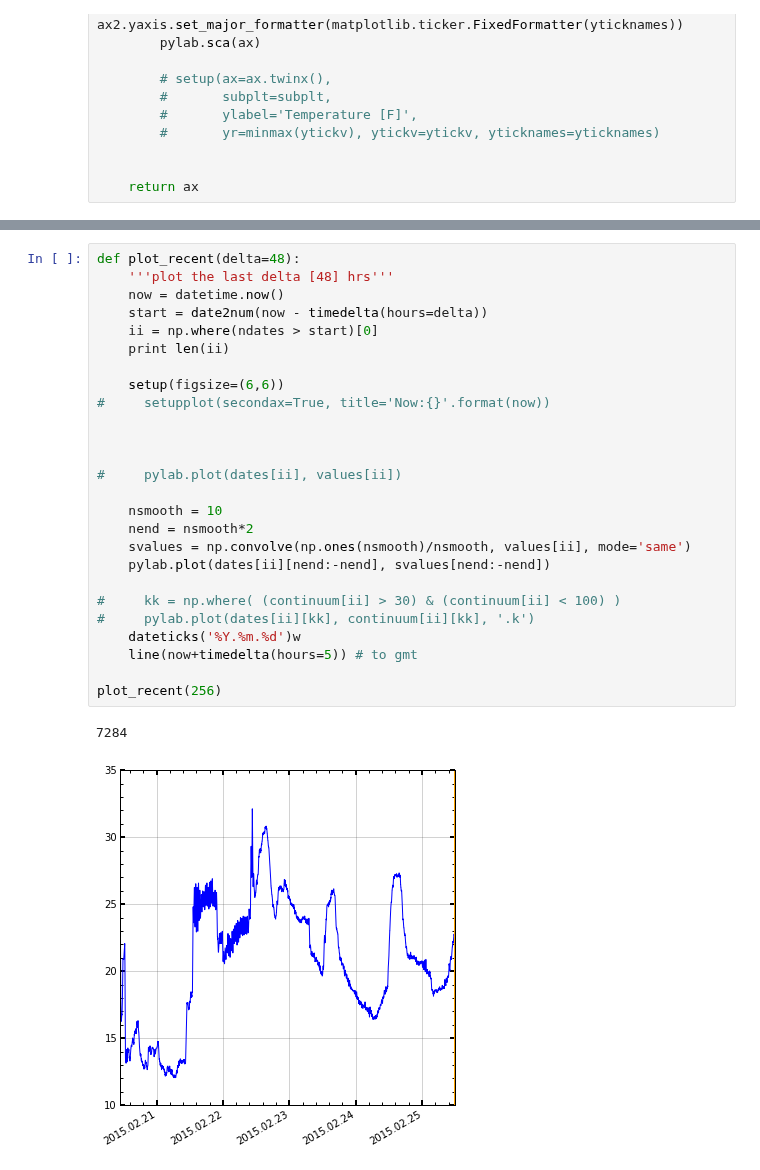
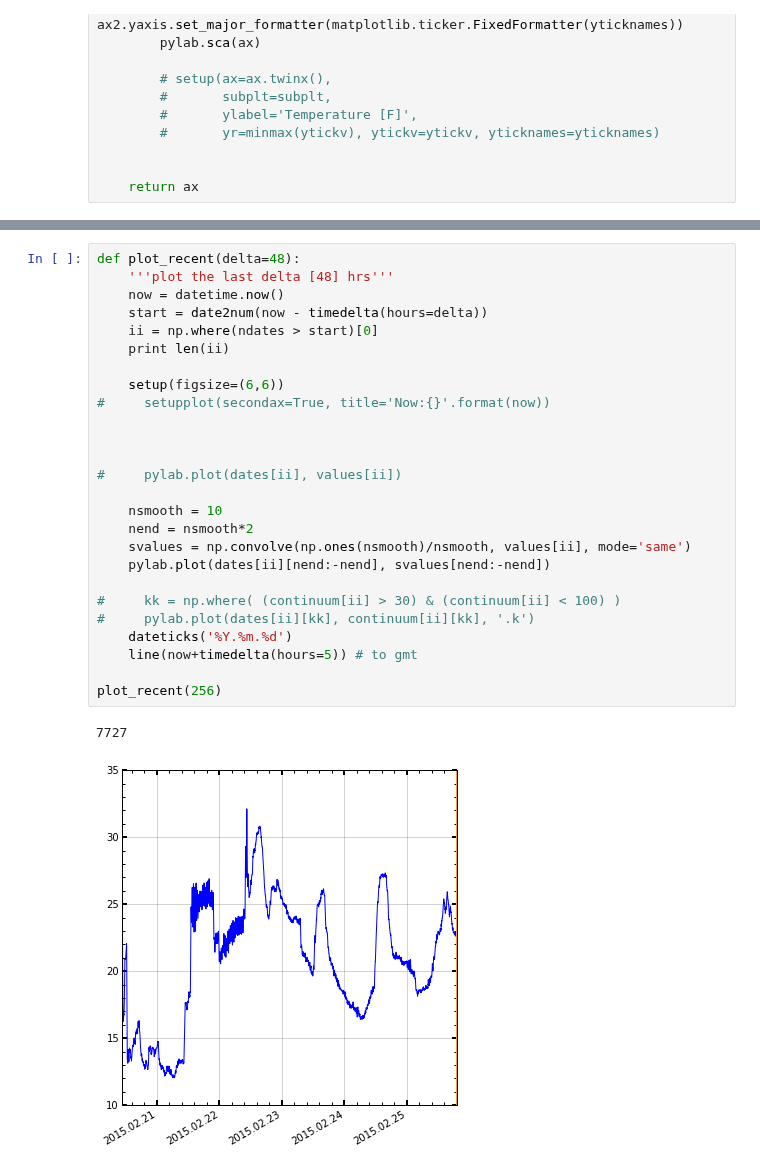
Before and after one commit to ajmendez/templog, a Jupyter notebook: notebook/xenon.ipynb, the cells around one changed output, grey strips where cells are left out. Saved outputs shown, nothing was run; the diff lists cells and outputs as text.

```diff
--- a/notebook/xenon.ipynb
+++ b/notebook/xenon.ipynb
@@ -200,29 +200,29 @@ plot_recent(256)
 # %%
 def plot_recent(delta=48):
     '''plot the last delta [48] hrs'''
     now = datetime.now()
     start = date2num(now - timedelta(hours=delta))
     ii = np.where(ndates > start)[0]
     print len(ii)
 
     setup(figsize=(6,6))
 #     setupplot(secondax=True, title='Now:{}'.format(now))
 
 
 
 #     pylab.plot(dates[ii], values[ii])
 
     nsmooth = 10
     nend = nsmooth*2
     svalues = np.convolve(np.ones(nsmooth)/nsmooth, values[ii], mode='same')
     pylab.plot(dates[ii][nend:-nend], svalues[nend:-nend])
 
 #     kk = np.where( (continuum[ii] > 30) & (continuum[ii] < 100) )
 #     pylab.plot(dates[ii][kk], continuum[ii][kk], '.k')
-    dateticks('%Y.%m.%d')w
+    dateticks('%Y.%m.%d')
     line(now+timedelta(hours=5)) # to gmt
 
 plot_recent(256)
 # %% [output]
-7284
+7727
-[figure, old version]
+[figure, new version]
```
Also changed, not shown: parts of 4 cells of this notebook, 2 other files.
